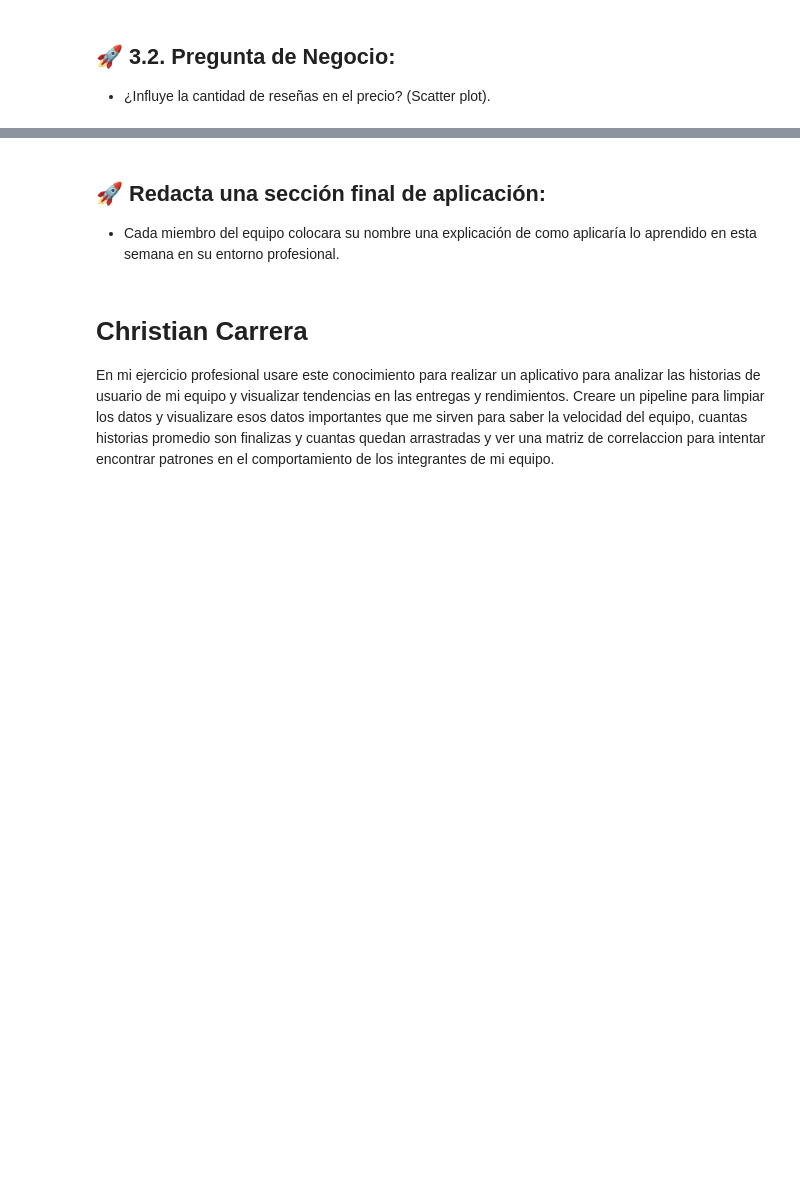
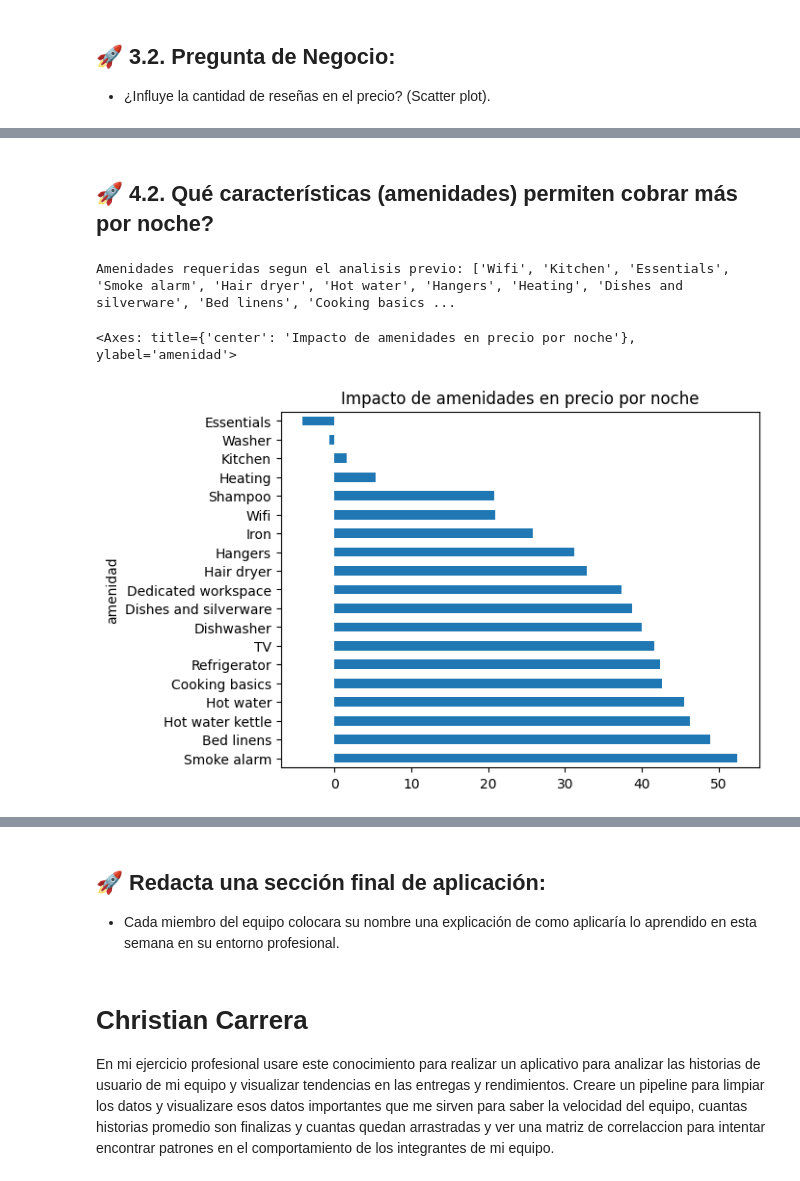
Before and after one commit to ChrisJavier/UIDE_3-WorkGroupProyects, a Jupyter notebook: src/AMGD_CP_W1_E3.ipynb, the cells around one changed output, grey strips where cells are left out. Cells and saved outputs as stored; diff of their text form; code cells hidden in the pictures; blank space fills up the shorter version.

```diff
--- a/src/AMGD_CP_W1_E3.ipynb
+++ b/src/AMGD_CP_W1_E3.ipynb
@@ -603,0 +631,31 @@ fig.show()
+# %% [markdown]
+## 🚀 4.2. Qué características (amenidades) permiten cobrar más por noche?
+# %%
+# Para responder esto tendriamos evaluar entre todos los registros del dataset cuales amenidades se repiten de la lista que hemos obtenido anteriormente.
+print(f'Amenidades requeridas segun el analisis previo: {amenidades_required}')
+
+# A partir de esto realizamos una lista con estos valores colocaremos la amenidad, si contiene, si no contiene y la diferencia por el promedio
+result = []
+for amenity in amenidades_required:
+  con = df_clean[df_clean['amenities'].astype(str).str.contains(amenity, case=False, na=False)]['price'].mean()
+  sin = df_clean[~df_clean['amenities'].astype(str).str.contains(amenity, case=False, na=False)]['price'].mean()
+  result.append((amenity, con, sin, con-sin))
+
+#Luego lo convertimos en dataframe
+
+result_df = pd.DataFrame(result, columns=['amenidad', 'precio_con', 'precio_sin', 'diferencia']).sort_values('diferencia', ascending=False)
+
+result_df.plot(
+    x='amenidad',
+    y='diferencia',
+    kind="barh",
+    legend=False,
+    title="Impacto de amenidades en precio por noche"
+)
+
+# Como dice el grafico la alarma de humo, bedlinens etc, son los mas requeridos en una propiedad rentable. Considerar que el wifi no esta entre las primeras para los visitantes
+# Se debe considerar que este analisis no tiene un analisis mas profundo para tener algo mas preciso este analisis es para concluir de acuerdo al analisis realizado.
+# %% [output]
+Amenidades requeridas segun el analisis previo: ['Wifi', 'Kitchen', 'Essentials', 'Smoke alarm', 'Hair dryer', 'Hot water', 'Hangers', 'Heating', 'Dishes and silverware', 'Bed linens', 'Cooking basics ...
+<Axes: title={'center': 'Impacto de amenidades en precio por noche'}, ylabel='amenidad'>
+[figure, added]
```
Also changed, not shown: parts of 16 cells of this notebook.
